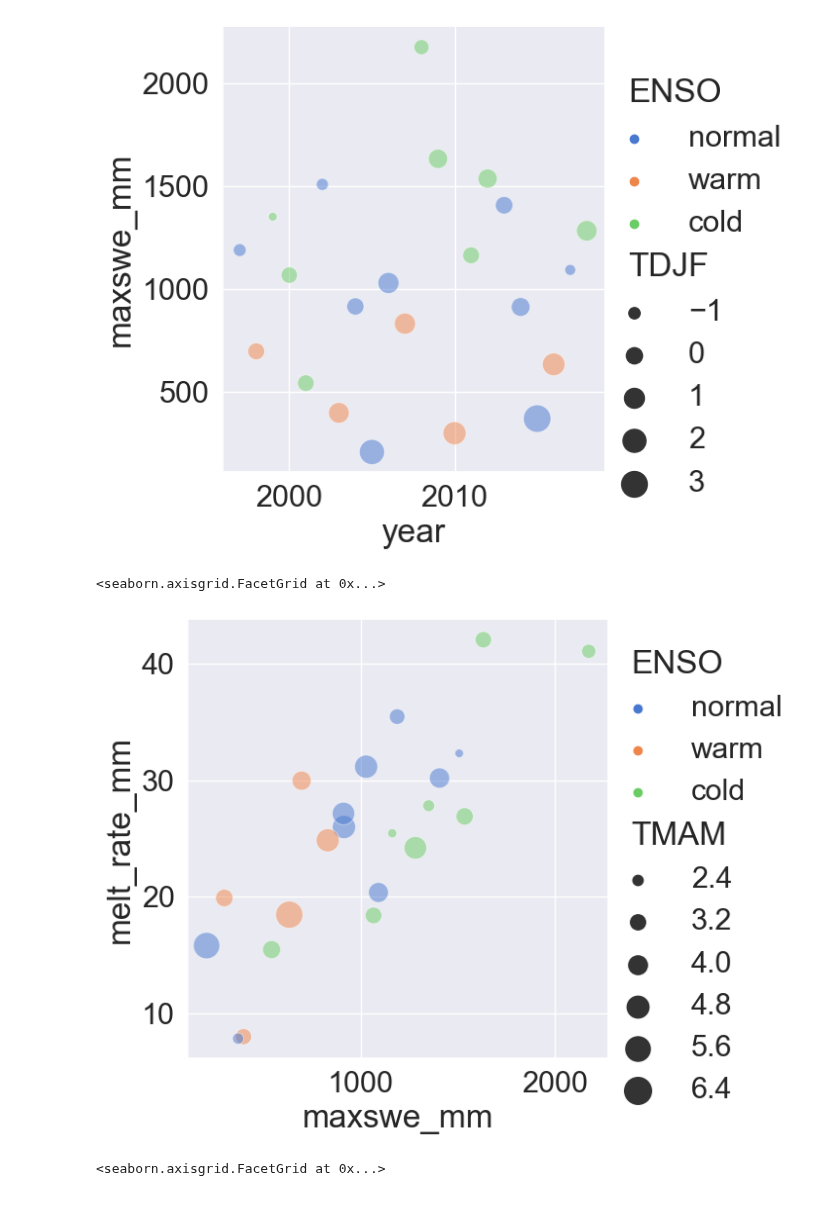
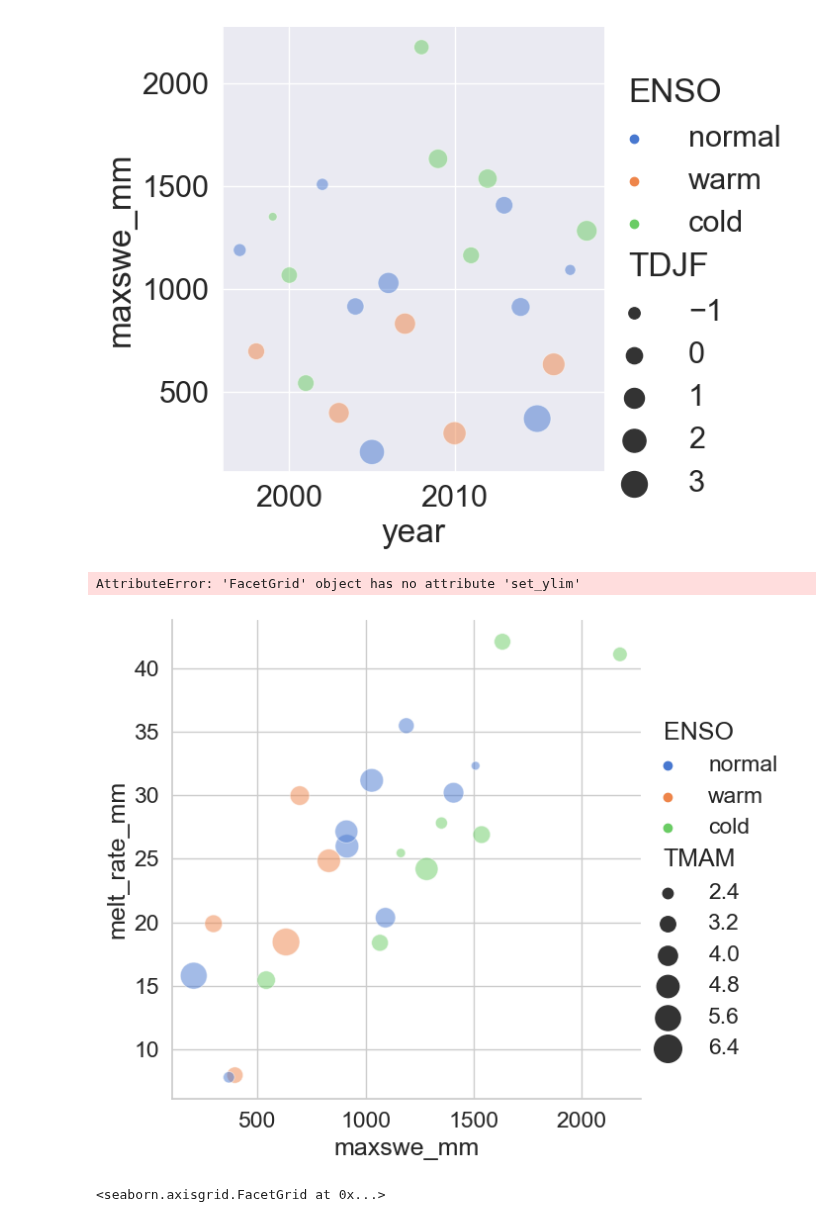
Before and after one commit to NCristea/Snow_SCL, a Jupyter notebook: plot_SWE_metrics.ipynb, the cells around one changed output. Cells and saved outputs as stored; diff of their text form; code cells hidden in the pictures.

Commit message:
fixed seaborn plots fonts

```diff
--- a/plot_SWE_metrics.ipynb
+++ b/plot_SWE_metrics.ipynb
@@ -68,13 +69,15 @@ sns.relplot(x="year", y="maxswe_mm", hue="ENSO", size="TDJF",
 <seaborn.axisgrid.FacetGrid at 0x...>
 [figure]
 # %%
-sns.set(font_scale=2)
-sns.relplot(x="maxswe_mm", y="melt_rate_mm", hue="ENSO", size="TMAM",
+sns.set(font_scale=1.5)
+sns.set_style("whitegrid")
+gfg = sns.relplot(x="maxswe_mm", y="melt_rate_mm", hue="ENSO", size="TMAM",
             sizes=(40, 400), alpha=.5, palette="muted",
             height=6, data=swe_metrics)
+gfg.set_ylim(0, 80)
 # %% [output]
-<seaborn.axisgrid.FacetGrid at 0x...>
+AttributeError: 'FacetGrid' object has no attribute 'set_ylim'
-[figure, old version]
+[figure, new version]
 # %%
 sns.set(font_scale=2)
 sns.relplot(x="maxswe_mm", y="melt duration", hue="ENSO", size="TMAM",
```
Also changed, not shown: parts of 1 cell of this notebook.
